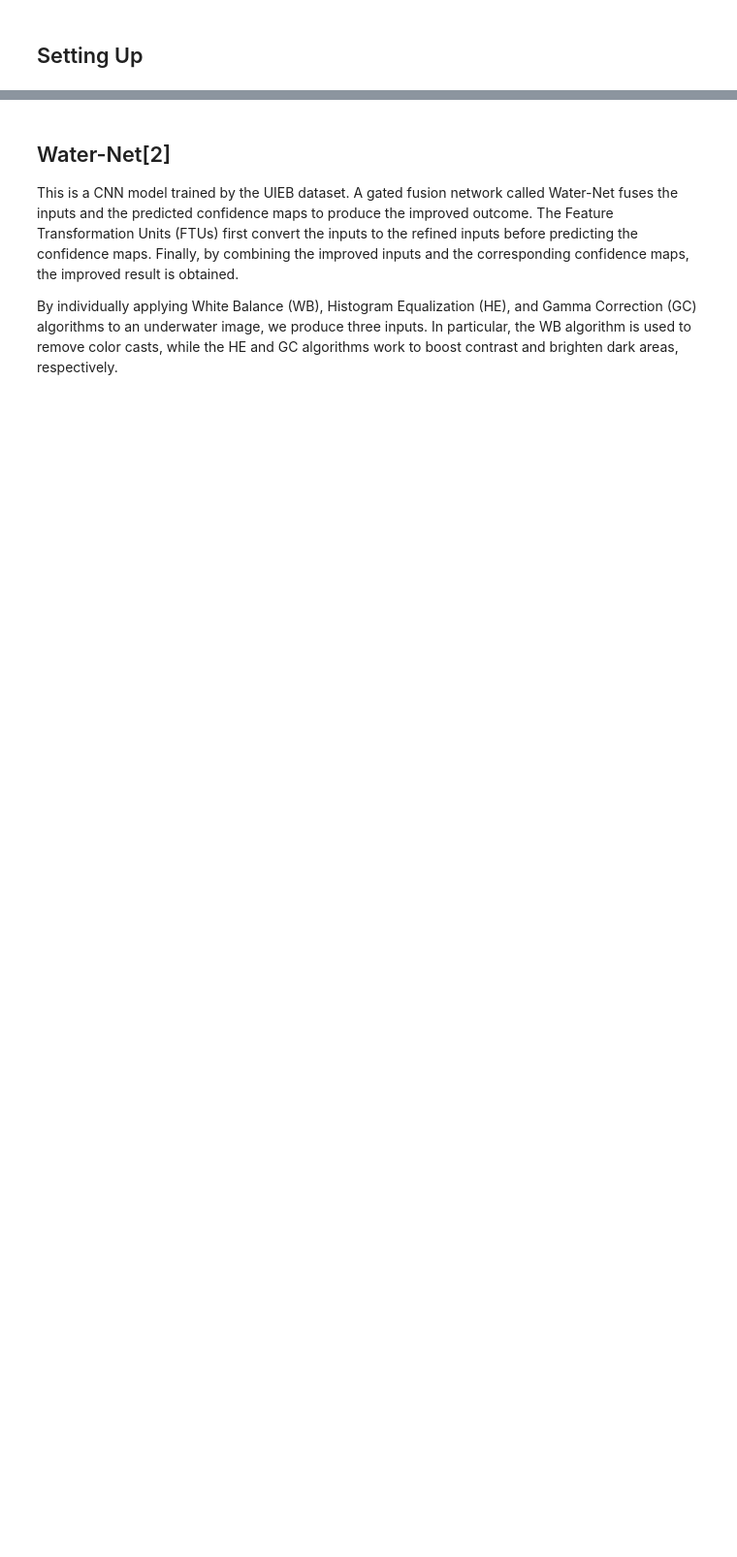
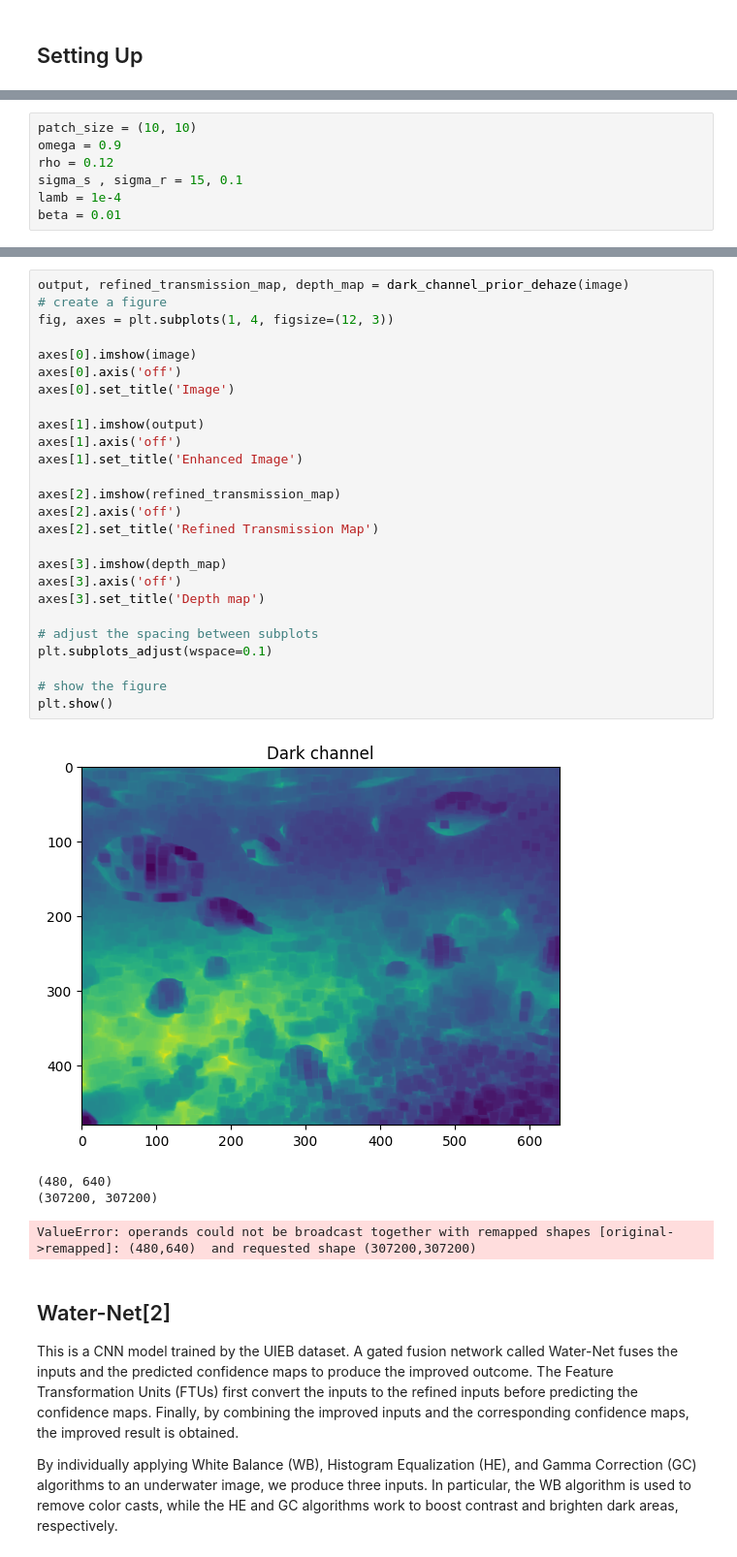
Before and after one commit to tugcekiziltepe/underwater-image-enhancement, a Jupyter notebook: underwater-image-enchancement.ipynb, the cells around one changed output, grey strips where cells are left out. Shown at 97% size. Saved outputs shown, nothing was run; the diff lists cells and outputs as text; blank space fills up the shorter version.

```diff
--- a/underwater-image-enchancement.ipynb
+++ b/underwater-image-enchancement.ipynb
@@ -24 +56,8 @@ light.
 5. Clip the pixel values of the output image to the range of [0, 255].
+# %%
+patch_size = (10, 10)
+omega = 0.9
+rho = 0.12
+sigma_s , sigma_r = 15, 0.1
+lamb = 1e-4
+beta = 0.01
@@ -25,3 +141,34 @@ light.
+# %%
+output, refined_transmission_map, depth_map = dark_channel_prior_dehaze(image)
+# create a figure
+fig, axes = plt.subplots(1, 4, figsize=(12, 3))
+
+axes[0].imshow(image)
+axes[0].axis('off')
+axes[0].set_title('Image')
+
+axes[1].imshow(output)
+axes[1].axis('off')
+axes[1].set_title('Enhanced Image')
+
+axes[2].imshow(refined_transmission_map)
+axes[2].axis('off')
+axes[2].set_title('Refined Transmission Map')
+
+axes[3].imshow(depth_map)
+axes[3].axis('off')
+axes[3].set_title('Depth map')
+
+# adjust the spacing between subplots
+plt.subplots_adjust(wspace=0.1)
+
+# show the figure
+plt.show()
+# %% [output]
+[figure, added]
+(480, 640)
+(307200, 307200)
+ValueError: operands could not be broadcast together with remapped shapes [original->remapped]: (480,640)  and requested shape (307200,307200)
 # %% [markdown]
 ## Water-Net[2]
 This is a CNN model trained by the UIEB dataset. A gated fusion network called Water-Net fuses the inputs and the predicted confidence maps to produce the improved outcome. The Feature Transformation Units (FTUs) first convert the inputs to the refined inputs before predicting the confidence maps. Finally, by combining the improved inputs and the corresponding confidence maps, the improved result is obtained.
```
Also changed, not shown: parts of 11 cells of this notebook.
